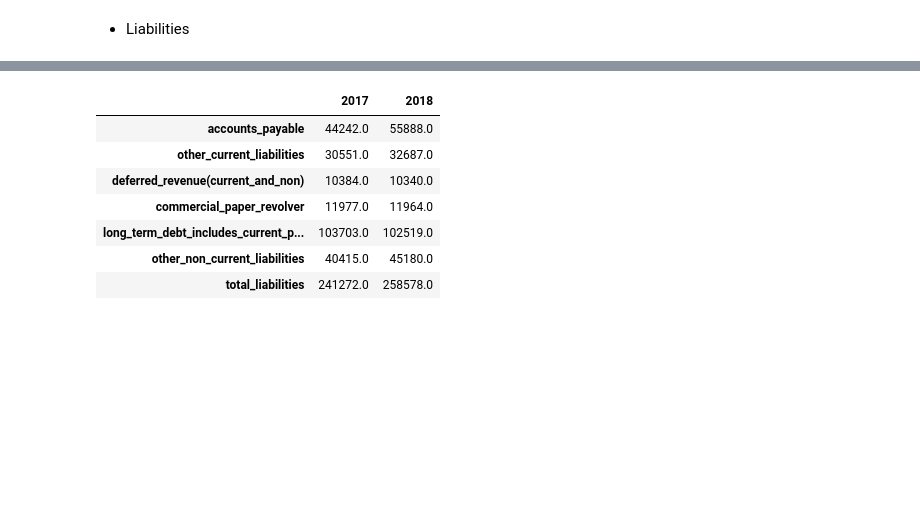
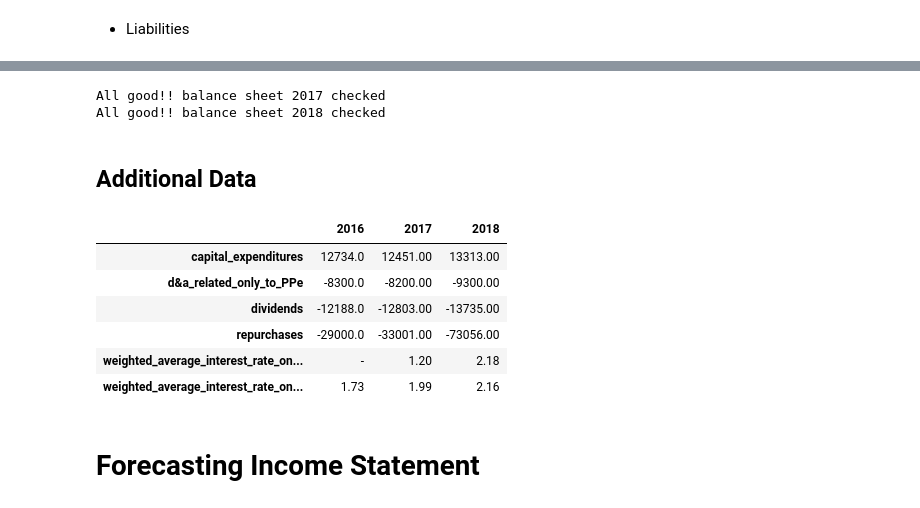
Before and after one commit to Adnunes/wall-street-prep, a Jupyter notebook: financial_modeling.ipynb, the cells around one changed output, grey strips where cells are left out. Saved outputs shown, nothing was run; the diff lists cells and outputs as text; code cells hidden in the pictures; blank space fills up the shorter version.

```diff
--- a/financial_modeling.ipynb
+++ b/financial_modeling.ipynb
@@ -293,13 +354,57 @@ for year in balance_sheet_liabilities:
+# %%
+for year in balance_sheet.columns:
+    if balance_sheet_assets[year]['total_assets'] == (balance_sheet_liabilities[year]['total_liabilities']+balance_sheet_equity[year]['total_equity']):
+        print(f'All good!! balance sheet {year} checked')
+    else:
+        print(f'Something Wrong!! check the data of balance sheet')
+# %% [output]
+All good!! balance sheet 2017 checked
+All good!! balance sheet 2018 checked
+# %% [markdown]
+## Additional Data
+# %%
+additional_data = {2016:{
+
+    'capital_expenditures':12734.00,
+    'd&a_related_only_to_PPe':-8300.00,
+    'dividends':-12188.00,
+    'repurchases':-29000.00,
+    'weighted_average_interest_rate_on_commercial_paper':'-',
+    'weighted_average_interest_rate_on_cash':round(0.0173*100,2),
+
+},
+2017:{
+
+    'capital_expenditures':12451.00,
+    'd&a_related_only_to_PPe':-8200.00,
+    'dividends':-12803.00,
+    'repurchases':-33001.00,
+    'weighted_average_interest_rate_on_commercial_paper':0.0120*100,
+    'weighted_average_interest_rate_on_cash':round(0.0199*100,2),
+
+},
+2018:{
+
+    'capital_expenditures':13313.00,
+    'd&a_related_only_to_PPe':-9300.00,
+    'dividends':-13735.00,
+    'repurchases':-73056.00,
+    'weighted_average_interest_rate_on_commercial_paper':0.0218*100,
+    'weighted_average_interest_rate_on_cash':round(0.0216*100,2),
+
+}
+}
 # %%
-total_liabilitities = pd.DataFrame.from_dict({'total_liabilities':balance_sheet_liabilities.sum()}, orient='index')
+additional_data = pd.DataFrame.from_dict(additional_data, orient='columns')
-# %%
-pd.concat([balance_sheet_liabilities,total_liabilitities])
-# %% [output]
-|  | 2017 | 2018 |
-| accounts_payable | 44242.0 | 55888.0 |
-| other_current_liabilities | 30551.0 | 32687.0 |
-| deferred_revenue(current_and_non) | 10384.0 | 10340.0 |
-| commercial_paper_revolver | 11977.0 | 11964.0 |
-| long_term_debt_includes_current_p... | 103703.0 | 102519.0 |
-| other_non_current_liabilities | 40415.0 | 45180.0 |
-| total_liabilities | 241272.0 | 258578.0 |
+# %%
+additional_data
+# %% [output]
+|  | 2016 | 2017 | 2018 |
+| capital_expenditures | 12734.0 | 12451.00 | 13313.00 |
+| d&a_related_only_to_PPe | -8300.0 | -8200.00 | -9300.00 |
+| dividends | -12188.0 | -12803.00 | -13735.00 |
+| repurchases | -29000.0 | -33001.00 | -73056.00 |
+| weighted_average_interest_rate_on... | - | 1.20 | 2.18 |
+| weighted_average_interest_rate_on... | 1.73 | 1.99 | 2.16 |
+# %% [markdown]
+# Forecasting Income Statement
```
Also changed, not shown: parts of 17 cells of this notebook.
